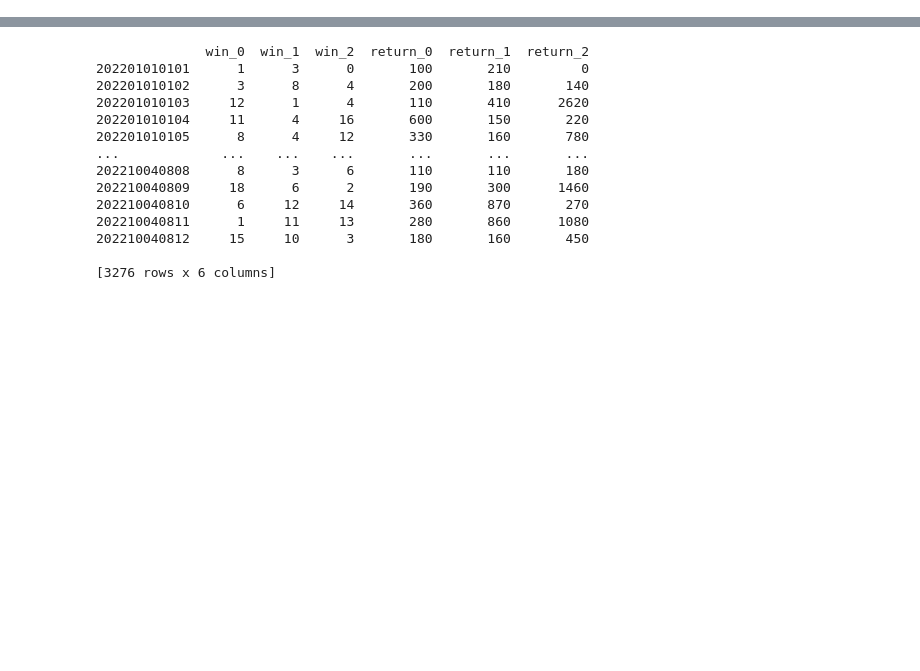
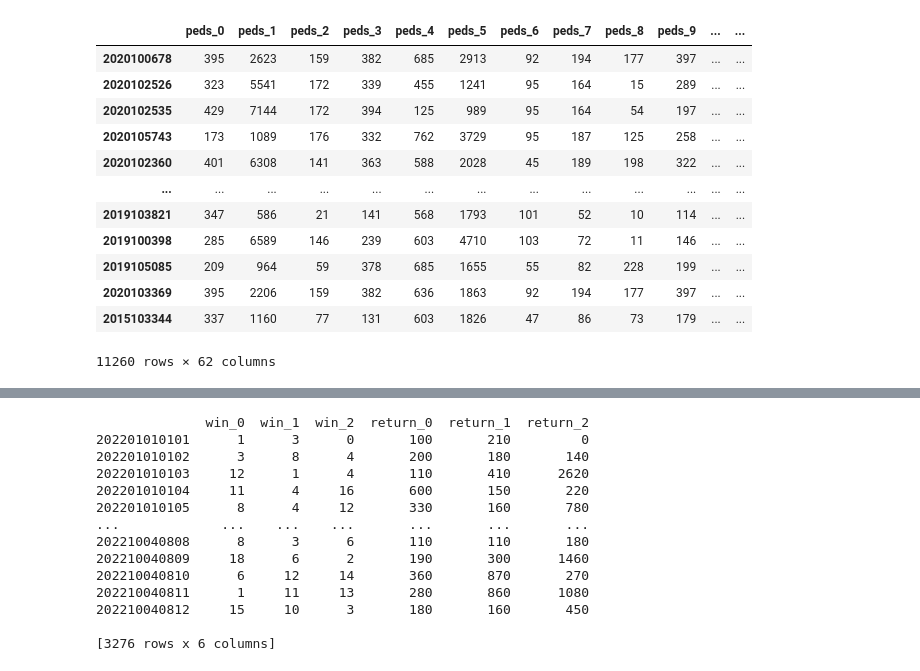
Before and after one commit to DaiKondoo/keiba, a Jupyter notebook: main.ipynb, the cells around one changed output, grey strips where cells are left out. Cells and saved outputs as stored; diff of their text form; code cells hidden in the pictures; blank space fills up the shorter version.

```diff
--- a/main.ipynb
+++ b/main.ipynb
@@ -41,0 +481,9 @@ results.to_pickle('results.pickle')
+# %%
+#上で保存したpickleファイルの読み込み
+results = pd.read_pickle('results2.pickle')
+
+horse_id_list = results['horse_id'].unique()
+horse_results = HorseResults.scrape(horse_id_list)
+horse_results #jupyterで出力
+
+horse_results.to_pickle('horse_results.pickle')
@@ -41,0 +580,18 @@ results.to_pickle('results.pickle')
+# %%
+p = Peds.read_pickle(['peds_results.pickle'])
+p.encode()
+p.peds_e #jupyterで出力
+# %% [output]
+|  | peds_0 | peds_1 | peds_2 | peds_3 | peds_4 | peds_5 | peds_6 | peds_7 | peds_8 | peds_9 | ... | ... |
+| 2020100678 | 395 | 2623 | 159 | 382 | 685 | 2913 | 92 | 194 | 177 | 397 | ... | ... |
+| 2020102526 | 323 | 5541 | 172 | 339 | 455 | 1241 | 95 | 164 | 15 | 289 | ... | ... |
+| 2020102535 | 429 | 7144 | 172 | 394 | 125 | 989 | 95 | 164 | 54 | 197 | ... | ... |
+| 2020105743 | 173 | 1089 | 176 | 332 | 762 | 3729 | 95 | 187 | 125 | 258 | ... | ... |
+| 2020102360 | 401 | 6308 | 141 | 363 | 588 | 2028 | 45 | 189 | 198 | 322 | ... | ... |
+| ... | ... | ... | ... | ... | ... | ... | ... | ... | ... | ... | ... | ... |
+| 2019103821 | 347 | 586 | 21 | 141 | 568 | 1793 | 101 | 52 | 10 | 114 | ... | ... |
+| 2019100398 | 285 | 6589 | 146 | 239 | 603 | 4710 | 103 | 72 | 11 | 146 | ... | ... |
+| 2019105085 | 209 | 964 | 59 | 378 | 685 | 1655 | 55 | 82 | 228 | 199 | ... | ... |
+| 2020103369 | 395 | 2206 | 159 | 382 | 636 | 1863 | 92 | 194 | 177 | 397 | ... | ... |
+| 2015103344 | 337 | 1160 | 77 | 131 | 603 | 1826 | 47 | 86 | 73 | 179 | ... | ... |
+11260 rows × 62 columns
```
Also changed, not shown: parts of 20 cells of this notebook, 8 other files.
